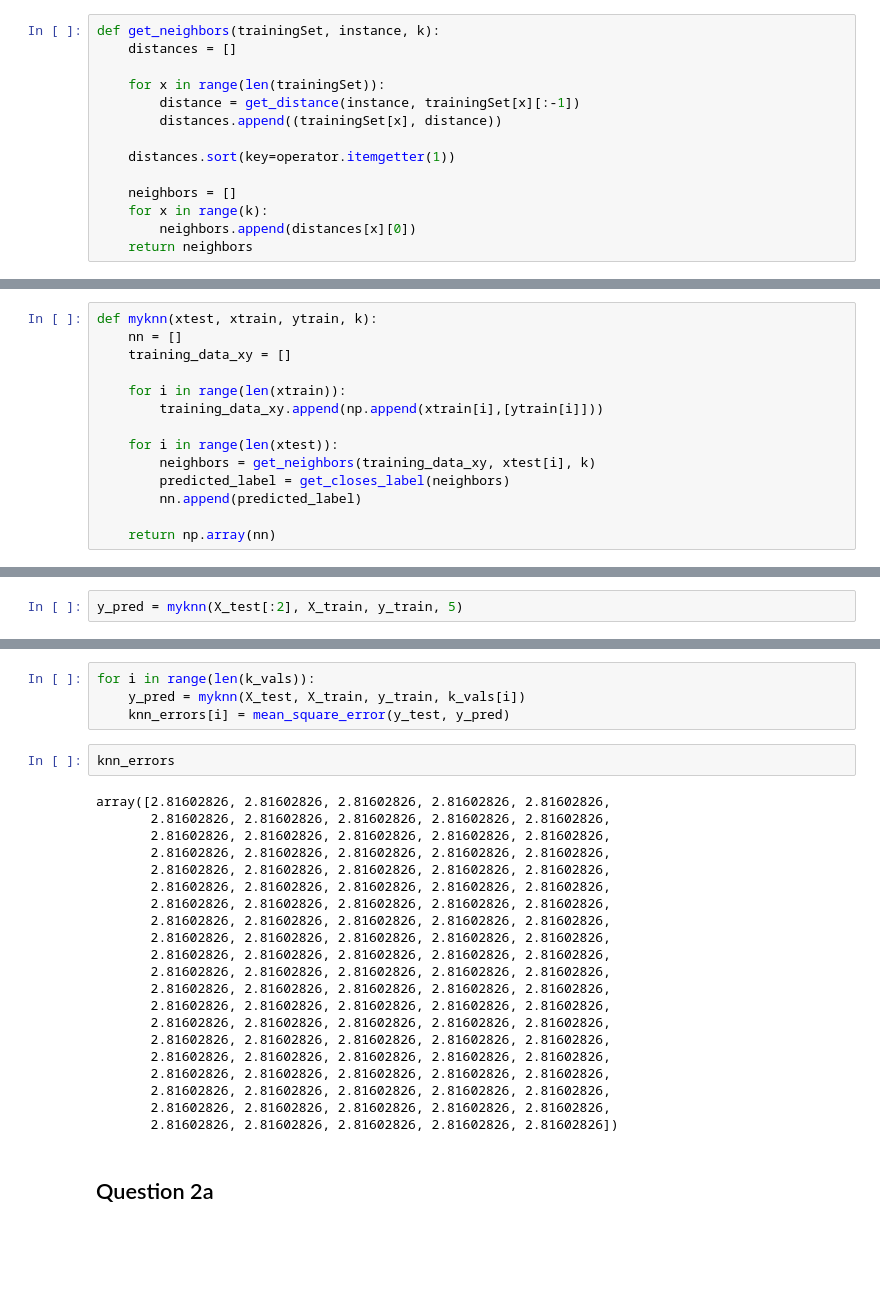
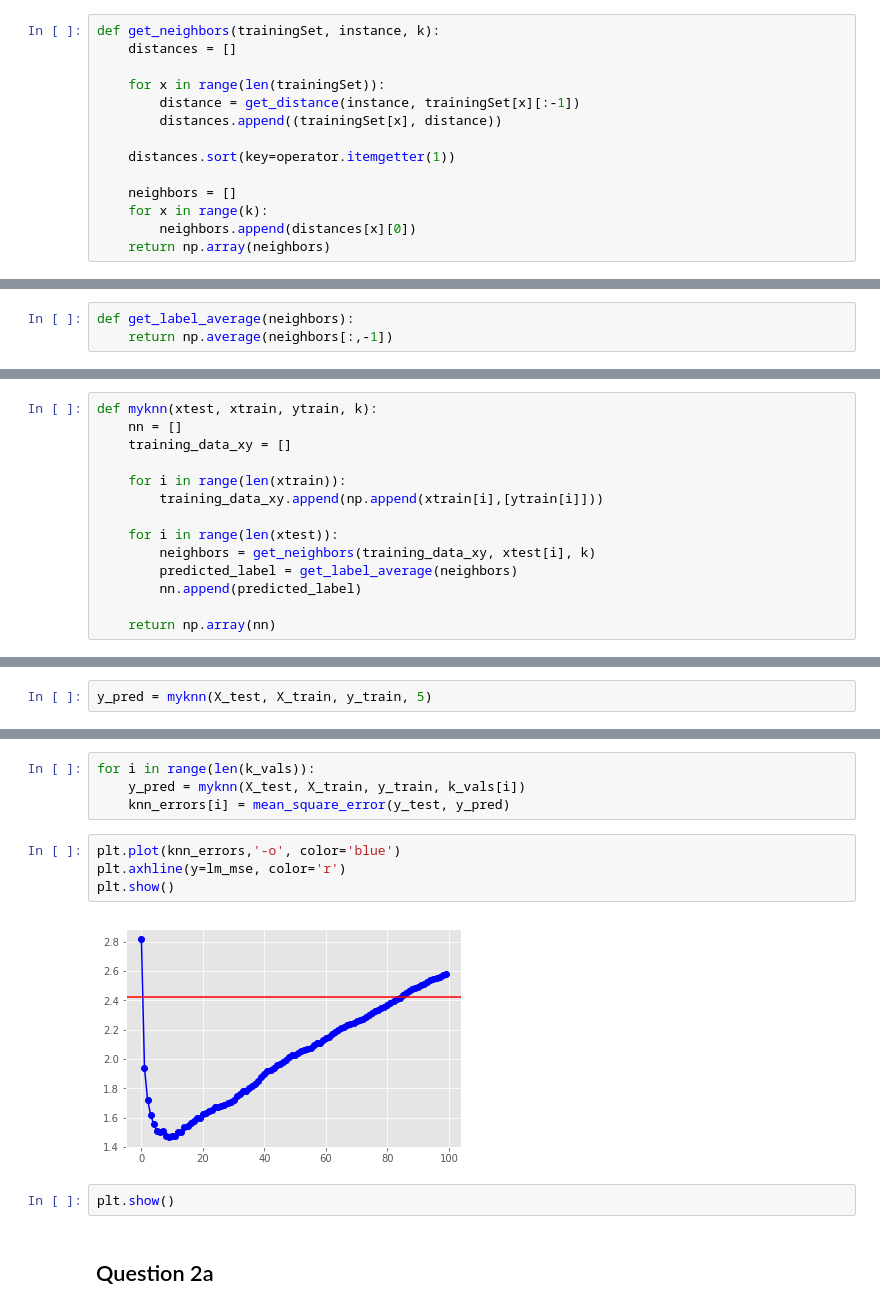
Before and after one commit to edgar971/cs598-stats, a Jupyter notebook: week-1/assignment.ipynb, the cells around one changed output, grey strips where cells are left out. Saved outputs shown, nothing was run; the diff lists cells and outputs as text; blank space fills up the shorter version.

```diff
--- a/week-1/assignment.ipynb
+++ b/week-1/assignment.ipynb
@@ -30,4 +32,4 @@ def get_neighbors(trainingSet, instance, k):
     neighbors = []
     for x in range(k):
         neighbors.append(distances[x][0])
-    return neighbors
+    return np.array(neighbors)
@@ -48,3 +36,6 @@ def get_closes_label(neighbors):
+# %%
+def get_label_average(neighbors):
+    return np.average(neighbors[:,-1])
 # %%
 def mean_square_error(y_true, y_pred):
     return np.square(np.subtract(y_true,y_pred)).mean()
@@ -58,7 +49,7 @@ def myknn(xtest, xtrain, ytrain, k):
 
     for i in range(len(xtest)):
         neighbors = get_neighbors(training_data_xy, xtest[i], k)
-        predicted_label = get_closes_label(neighbors)
+        predicted_label = get_label_average(neighbors)
         nn.append(predicted_label)
 
     return np.array(nn)
@@ -134,4 +104,4 @@ array([ 0.01941756, 12.6972788 , -2.12164048])
 # %%
 X_train, X_test, y_train, y_test = x[:400], x[400:], y[:400], y[400:]
 # %%
-y_pred = myknn(X_test[:2], X_train, y_train, 5)
+y_pred = myknn(X_test, X_train, y_train, 5)
@@ -163,28 +129,13 @@ knn_errors = np.zeros(100)
 for i in range(len(k_vals)):
     y_pred = myknn(X_test, X_train, y_train, k_vals[i])
     knn_errors[i] = mean_square_error(y_test, y_pred)
-# %%
-knn_errors
-# %% [output]
-array([2.81602826, 2.81602826, 2.81602826, 2.81602826, 2.81602826,
-       2.81602826, 2.81602826, 2.81602826, 2.81602826, 2.81602826,
-       2.81602826, 2.81602826, 2.81602826, 2.81602826, 2.81602826,
-       2.81602826, 2.81602826, 2.81602826, 2.81602826, 2.81602826,
-       2.81602826, 2.81602826, 2.81602826, 2.81602826, 2.81602826,
-       2.81602826, 2.81602826, 2.81602826, 2.81602826, 2.81602826,
-       2.81602826, 2.81602826, 2.81602826, 2.81602826, 2.81602826,
-       2.81602826, 2.81602826, 2.81602826, 2.81602826, 2.81602826,
-       2.81602826, 2.81602826, 2.81602826, 2.81602826, 2.81602826,
-       2.81602826, 2.81602826, 2.81602826, 2.81602826, 2.81602826,
-       2.81602826, 2.81602826, 2.81602826, 2.81602826, 2.81602826,
-       2.81602826, 2.81602826, 2.81602826, 2.81602826, 2.81602826,
-       2.81602826, 2.81602826, 2.81602826, 2.81602826, 2.81602826,
-       2.81602826, 2.81602826, 2.81602826, 2.81602826, 2.81602826,
-       2.81602826, 2.81602826, 2.81602826, 2.81602826, 2.81602826,
-       2.81602826, 2.81602826, 2.81602826, 2.81602826, 2.81602826,
-       2.81602826, 2.81602826, 2.81602826, 2.81602826, 2.81602826,
-       2.81602826, 2.81602826, 2.81602826, 2.81602826, 2.81602826,
-       2.81602826, 2.81602826, 2.81602826, 2.81602826, 2.81602826,
-       2.81602826, 2.81602826, 2.81602826, 2.81602826, 2.81602826])
+# %%
+plt.plot(knn_errors,'-o', color='blue')
+plt.axhline(y=lm_mse, color='r')
+plt.show()
+# %% [output]
+[figure, added]
+# %%
+plt.show()
 # %% [markdown]
 ## Question 2a
```
Also changed, not shown: parts of 20 cells of this notebook, 1 other file.
